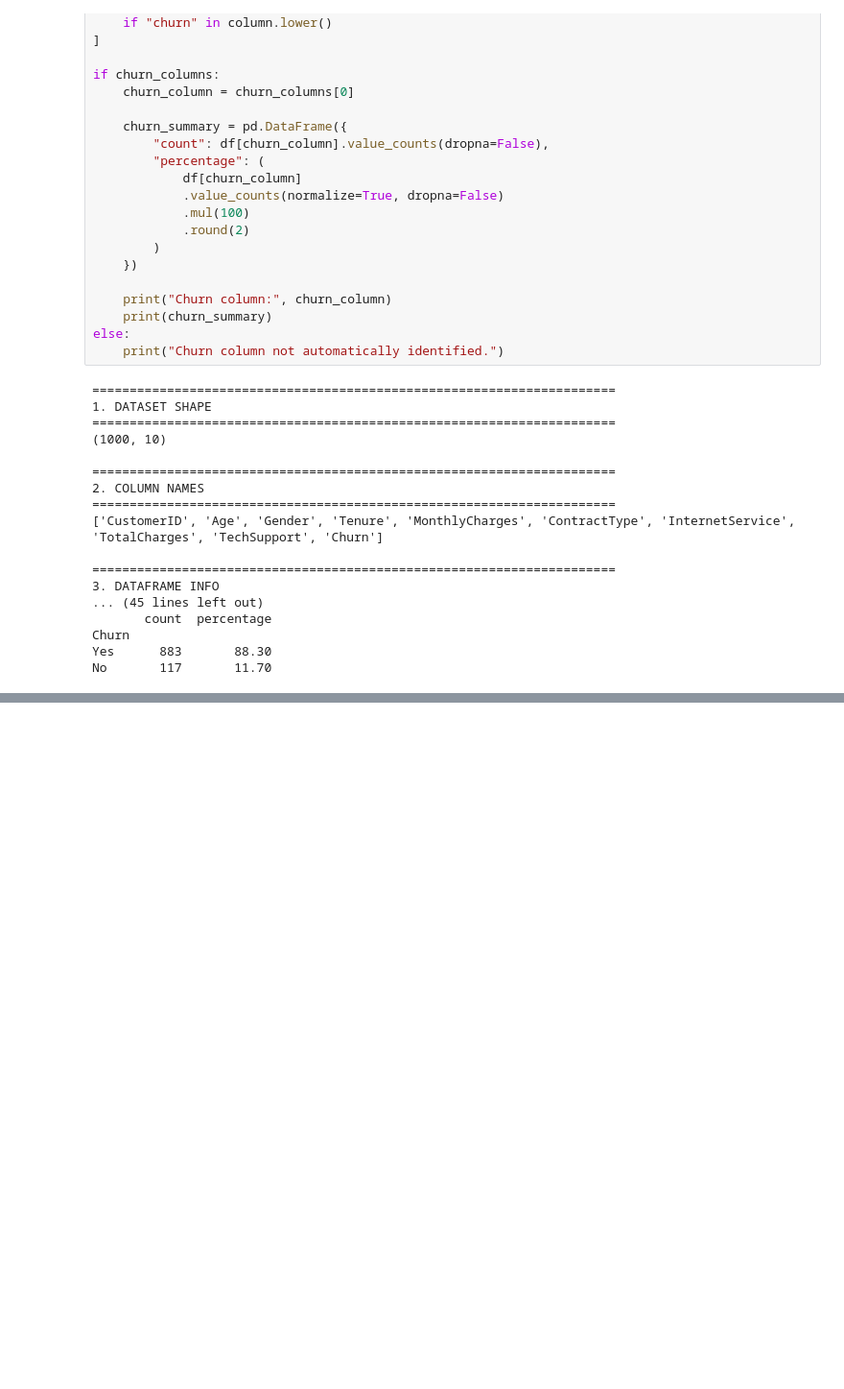
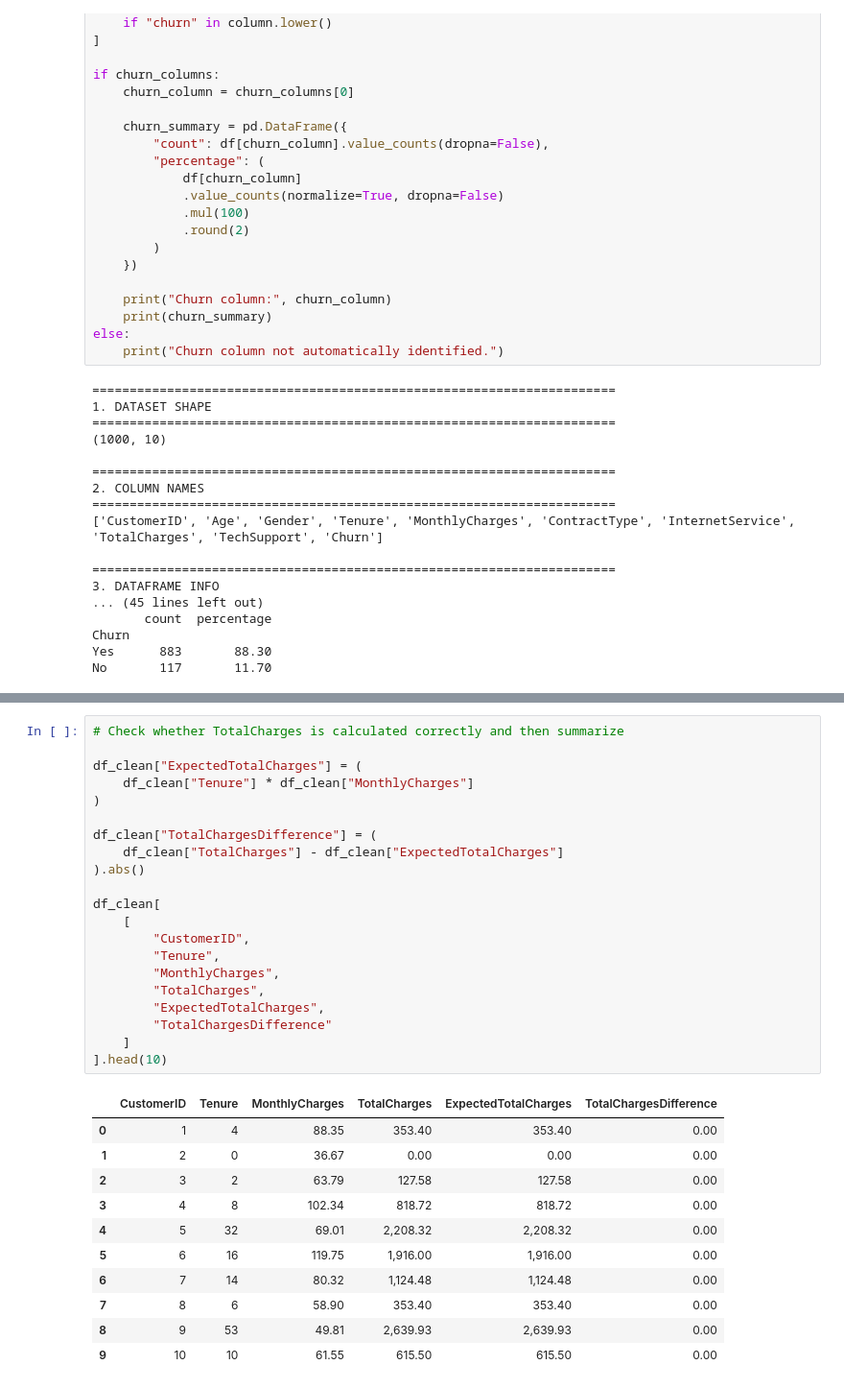
Before and after one commit to deardisha/retentioniq-telecom-churn, a Jupyter notebook: notebooks/01_retentioniq_analysis.ipynb, the cells around one changed output, grey strips where cells are left out. Shown at 96% size. Saved outputs shown, nothing was run; the diff lists cells and outputs as text; blank space fills up the shorter version.

```diff
--- a/notebooks/01_retentioniq_analysis.ipynb
+++ b/notebooks/01_retentioniq_analysis.ipynb
@@ -427,0 +494,33 @@ No       117       11.70
+# %%
+# Check whether TotalCharges is calculated correctly and then summarize
+
+df_clean["ExpectedTotalCharges"] = (
+    df_clean["Tenure"] * df_clean["MonthlyCharges"]
+)
+
+df_clean["TotalChargesDifference"] = (
+    df_clean["TotalCharges"] - df_clean["ExpectedTotalCharges"]
+).abs()
+
+df_clean[
+    [
+        "CustomerID",
+        "Tenure",
+        "MonthlyCharges",
+        "TotalCharges",
+        "ExpectedTotalCharges",
+        "TotalChargesDifference"
+    ]
+].head(10)
+# %% [output]
+|  | CustomerID | Tenure | MonthlyCharges | TotalCharges | ExpectedTotalCharges | TotalChargesDifference |
+| 0 | 1 | 4 | 88.35 | 353.40 | 353.40 | 0.00 |
+| 1 | 2 | 0 | 36.67 | 0.00 | 0.00 | 0.00 |
+| 2 | 3 | 2 | 63.79 | 127.58 | 127.58 | 0.00 |
+| 3 | 4 | 8 | 102.34 | 818.72 | 818.72 | 0.00 |
+| 4 | 5 | 32 | 69.01 | 2,208.32 | 2,208.32 | 0.00 |
+| 5 | 6 | 16 | 119.75 | 1,916.00 | 1,916.00 | 0.00 |
+| 6 | 7 | 14 | 80.32 | 1,124.48 | 1,124.48 | 0.00 |
+| 7 | 8 | 6 | 58.90 | 353.40 | 353.40 | 0.00 |
+| 8 | 9 | 53 | 49.81 | 2,639.93 | 2,639.93 | 0.00 |
+| 9 | 10 | 10 | 61.55 | 615.50 | 615.50 | 0.00 |
```
Also changed, not shown: parts of 28 cells of this notebook, 1 other file.
